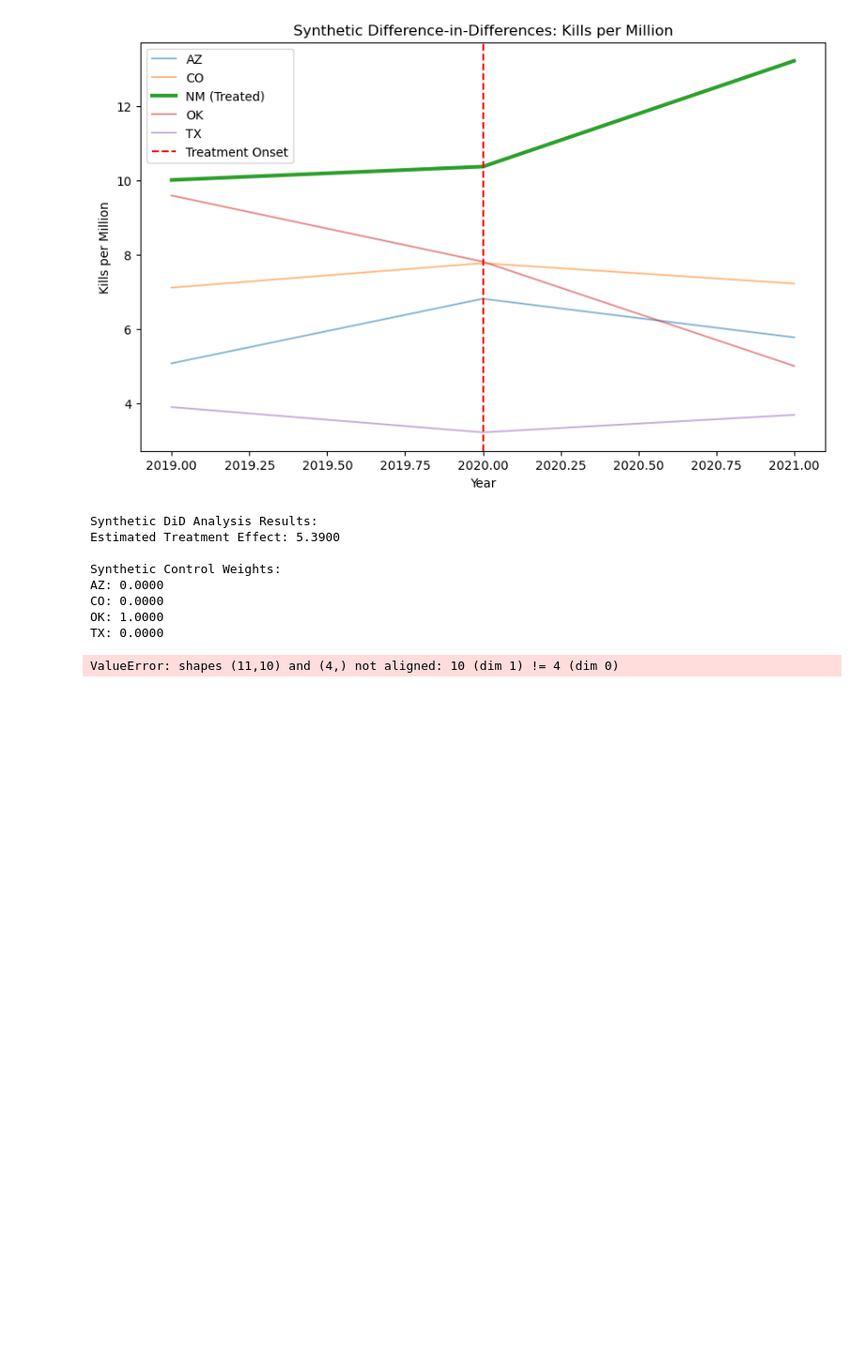
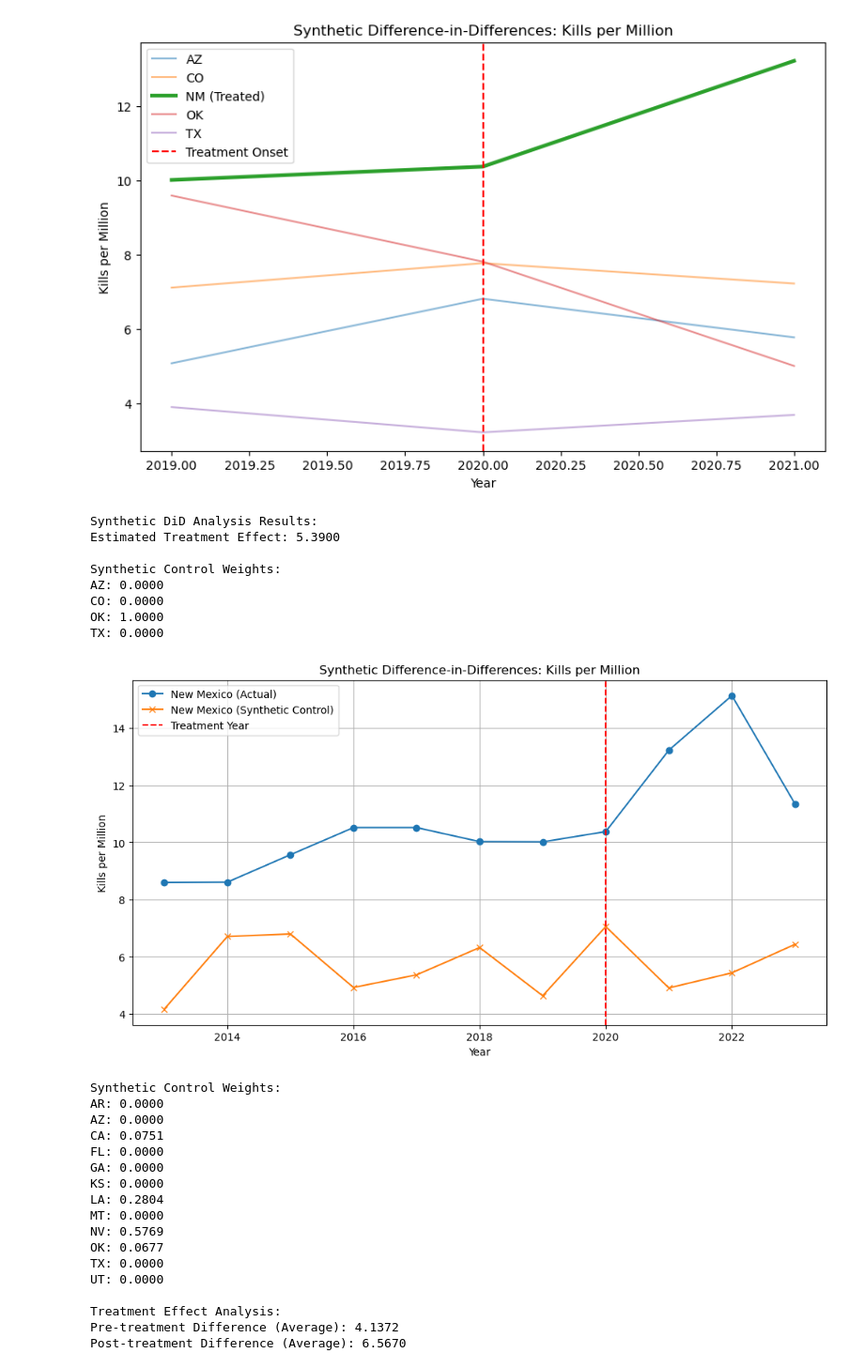
Before and after one commit to haechan01/Econometrics-project, a Jupyter notebook: assignment5.ipynb, the cells around one changed output. Shown at 94% size. Drawn from its saved outputs; the diff is of its cells as text; code cells hidden in the pictures; blank space fills up the shorter version.

```diff
--- a/assignment5.ipynb
+++ b/assignment5.ipynb
@@ -1363,7 +1419,7 @@ from sklearn.preprocessing import StandardScaler
 
 def prepare_synthetic_did_data(data):
     # Filter data for relevant states and years
-    states_of_interest = ['NM', 'AZ', 'TX', 'CO', 'OK', 'CA', 'UT', 'NV','LA','KS','AR']
+    states_of_interest = ['NM', 'AZ', 'TX', 'MT', 'OK', 'CA', 'UT', 'NV','LA','KS','AR', 'GA', 'FL']
     pre_treatment_years = range(2013, 2020)
 
     # Select relevant covariates for synthetic control
@@ -1372,7 +1428,11 @@ def prepare_synthetic_did_data(data):
         'gdp',  # Economic indicator
         'median_household_income',  # Economic well-being
         'total crimes_per_population',  # Crime context
-        'people of color percentage (population)'  # Demographic composition
+        'people of color percentage (population)',  # Demographic composition
+        'violent_crime_per_pipulation',
+        'dem_governor',
+        'dem_majority'
+
     ]
 
     # Prepare data for synthetic control
@@ -1433,7 +1493,7 @@ def create_synthetic_control(state_averages):
 
 def estimate_treatment_effect(data):
     # Filter for New Mexico and control states
-    states_of_interest = ['NM', 'AZ', 'TX', 'CO', 'OK', 'CA', 'UT', 'NV','LA','KS','AR']
+    states_of_interest = ['NM', 'AZ', 'TX', 'MT', 'OK', 'CA', 'UT', 'NV','LA','KS','AR', 'GA', 'FL']
     years_of_interest = range(2013, 2024)  # Expanded year range
 
     panel_data = data[
@@ -1476,31 +1536,48 @@ def estimate_treatment_effect(data):
     plt.grid(True)
     plt.show()
 
     # Compute treatment effects
     pre_treatment_years = range(2013, 2020)
     post_treatment_years = range(2020, 2024)
 
     pre_treatment_effect = np.mean([nm_actual[year] - nm_synthetic[year] for year in pre_treatment_years])
     post_treatment_effect = np.mean([nm_actual[year] - nm_synthetic[year] for year in post_treatment_years])
 
     print("\nSynthetic Control Weights:")
     for state, weight in synthetic_weights.items():
         print(f"{state}: {weight:.4f}")
 
     print("\nTreatment Effect Analysis:")
     print(f"Pre-treatment Difference (Average): {pre_treatment_effect:.4f}")
     print(f"Post-treatment Difference (Average): {post_treatment_effect:.4f}")
 
     return {
         'synthetic_weights': synthetic_weights,
         'pre_treatment_effect': pre_treatment_effect,
         'post_treatment_effect': post_treatment_effect
     }
 
 # Read the data
 data = pd.read_csv('final_data.csv')
 
 # Run the analysis
 results = estimate_treatment_effect(data)
 # %% [output]
+[figure, added]
-ValueError: shapes (11,10) and (4,) not aligned: 10 (dim 1) != 4 (dim 0)
+Synthetic Control Weights:
+AR: 0.0000
+AZ: 0.0000
+CA: 0.0751
+FL: 0.0000
+GA: 0.0000
+KS: 0.0000
+LA: 0.2804
+MT: 0.0000
+NV: 0.5769
+OK: 0.0677
+TX: 0.0000
+UT: 0.0000
+
+Treatment Effect Analysis:
+Pre-treatment Difference (Average): 4.1372
+Post-treatment Difference (Average): 6.5670
```
Also changed, not shown: parts of 3 cells of this notebook.
